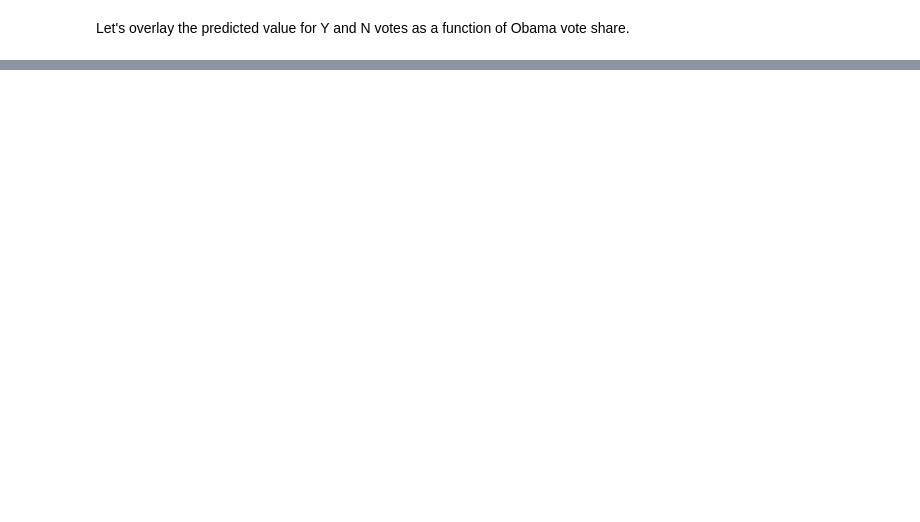
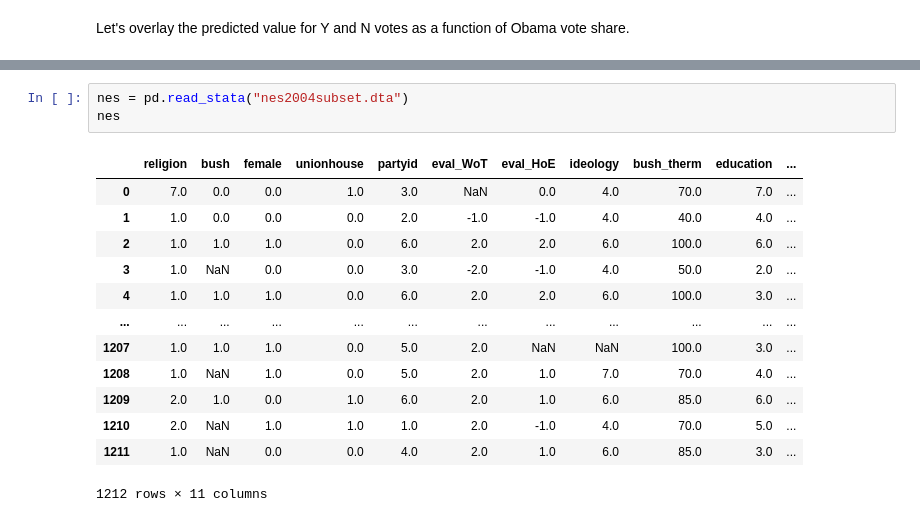
Before and after one commit to ds-modules/POLSCI3-FA20, a Jupyter notebook: Week 14.ipynb, the cells around one changed output, grey strips where cells are left out. Drawn from its saved outputs; the diff is of its cells as text; blank space fills up the shorter version.

```diff
--- a/Week 14.ipynb
+++ b/Week 14.ipynb
@@ -241,0 +180,17 @@ The takeaway is that the main drive of how well D's running did in 2010 is how w
+# %%
+nes = pd.read_stata("nes2004subset.dta")
+nes
+# %% [output]
+|  | religion | bush | female | unionhouse | partyid | eval_WoT | eval_HoE | ideology | bush_therm | education | ... |
+| 0 | 7.0 | 0.0 | 0.0 | 1.0 | 3.0 | NaN | 0.0 | 4.0 | 70.0 | 7.0 | ... |
+| 1 | 1.0 | 0.0 | 0.0 | 0.0 | 2.0 | -1.0 | -1.0 | 4.0 | 40.0 | 4.0 | ... |
+| 2 | 1.0 | 1.0 | 1.0 | 0.0 | 6.0 | 2.0 | 2.0 | 6.0 | 100.0 | 6.0 | ... |
+| 3 | 1.0 | NaN | 0.0 | 0.0 | 3.0 | -2.0 | -1.0 | 4.0 | 50.0 | 2.0 | ... |
+| 4 | 1.0 | 1.0 | 1.0 | 0.0 | 6.0 | 2.0 | 2.0 | 6.0 | 100.0 | 3.0 | ... |
+| ... | ... | ... | ... | ... | ... | ... | ... | ... | ... | ... | ... |
+| 1207 | 1.0 | 1.0 | 1.0 | 0.0 | 5.0 | 2.0 | NaN | NaN | 100.0 | 3.0 | ... |
+| 1208 | 1.0 | NaN | 1.0 | 0.0 | 5.0 | 2.0 | 1.0 | 7.0 | 70.0 | 4.0 | ... |
+| 1209 | 2.0 | 1.0 | 0.0 | 1.0 | 6.0 | 2.0 | 1.0 | 6.0 | 85.0 | 6.0 | ... |
+| 1210 | 2.0 | NaN | 1.0 | 1.0 | 1.0 | 2.0 | -1.0 | 4.0 | 70.0 | 5.0 | ... |
+| 1211 | 1.0 | NaN | 0.0 | 0.0 | 4.0 | 2.0 | 1.0 | 6.0 | 85.0 | 3.0 | ... |
+1212 rows × 11 columns
```
Also changed, not shown: parts of 47 cells of this notebook, 4 other files.
